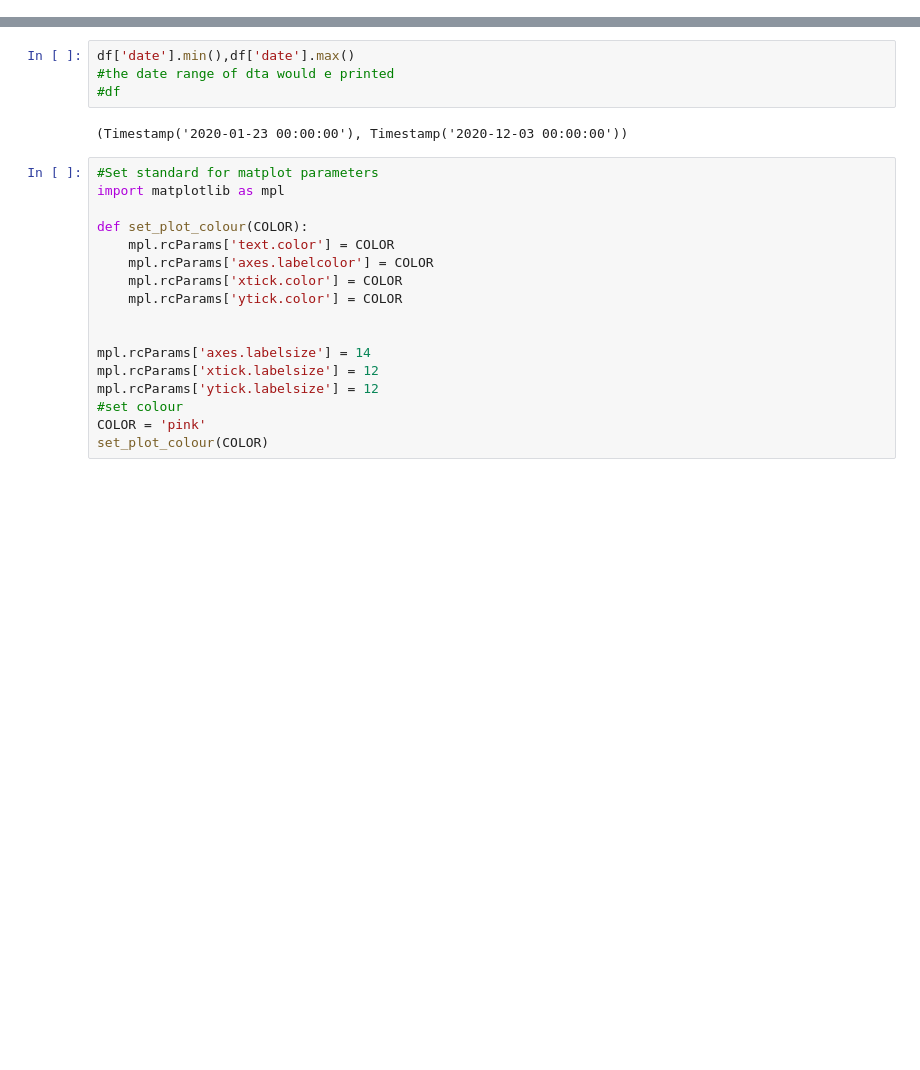
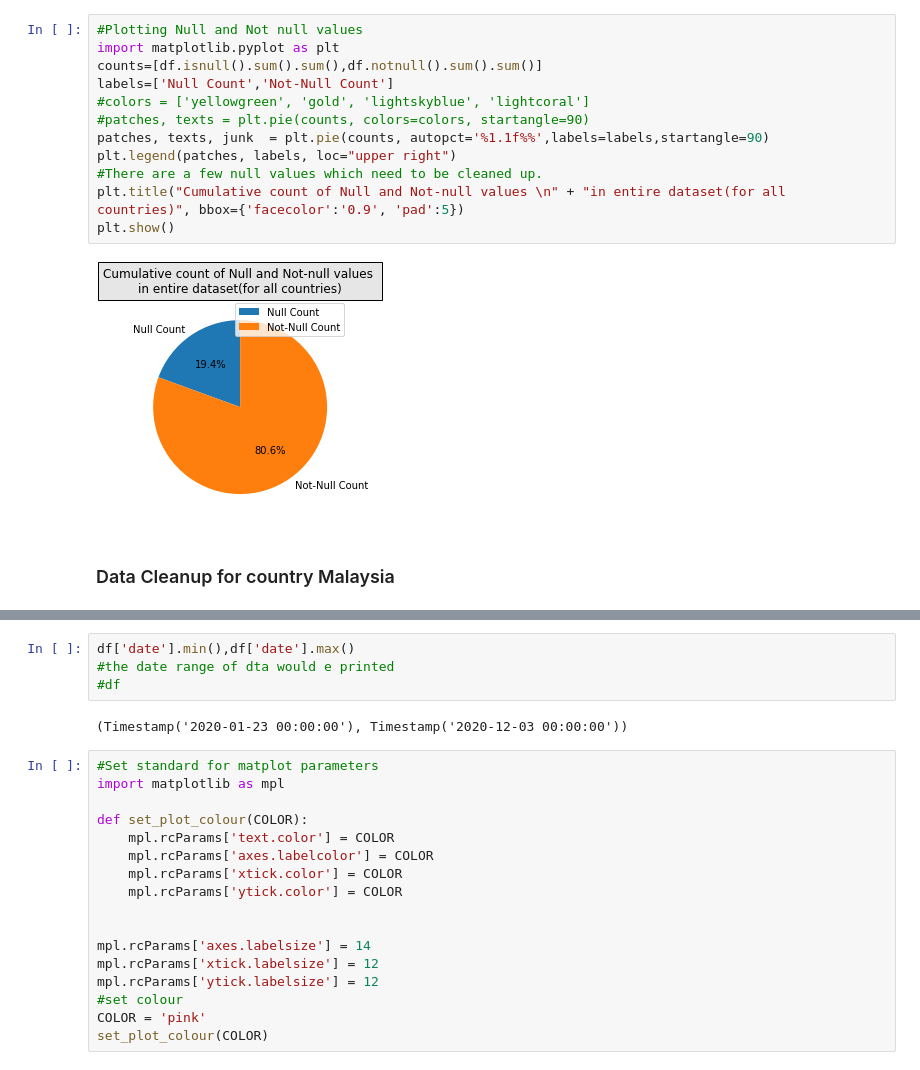
Before and after one commit to Sai2000-20/Covid_Cases_TestKits_TimeSeriesPrediction-SARIMA, a Jupyter notebook: Python-Code-SARIMA/NewCases-TestKits-Prediction-SARIMA.ipynb, the cells around one changed output, grey strips where cells are left out. Saved outputs shown, nothing was run; the diff lists cells and outputs as text; blank space fills up the shorter version.

```diff
--- a/Python-Code-SARIMA/NewCases-TestKits-Prediction-SARIMA.ipynb
+++ b/Python-Code-SARIMA/NewCases-TestKits-Prediction-SARIMA.ipynb
@@ -253,0 +93,16 @@ df['date'] = pd.to_datetime(df['date'],format="%d/%m/%Y")
+# %%
+#Plotting Null and Not null values
+import matplotlib.pyplot as plt
+counts=[df.isnull().sum().sum(),df.notnull().sum().sum()]
+labels=['Null Count','Not-Null Count']
+#colors = ['yellowgreen', 'gold', 'lightskyblue', 'lightcoral']
+#patches, texts = plt.pie(counts, colors=colors, startangle=90)
+patches, texts, junk  = plt.pie(counts, autopct='%1.1f%%',labels=labels,startangle=90)
+plt.legend(patches, labels, loc="upper right")
+#There are a few null values which need to be cleaned up.
+plt.title("Cumulative count of Null and Not-null values \n" + "in entire dataset(for all countries)", bbox={'facecolor':'0.9', 'pad':5})
+plt.show()
+# %% [output]
+[figure, added]
+# %% [markdown]
+### Data Cleanup for country Malaysia
```
Also changed, not shown: parts of 118 cells of this notebook.
